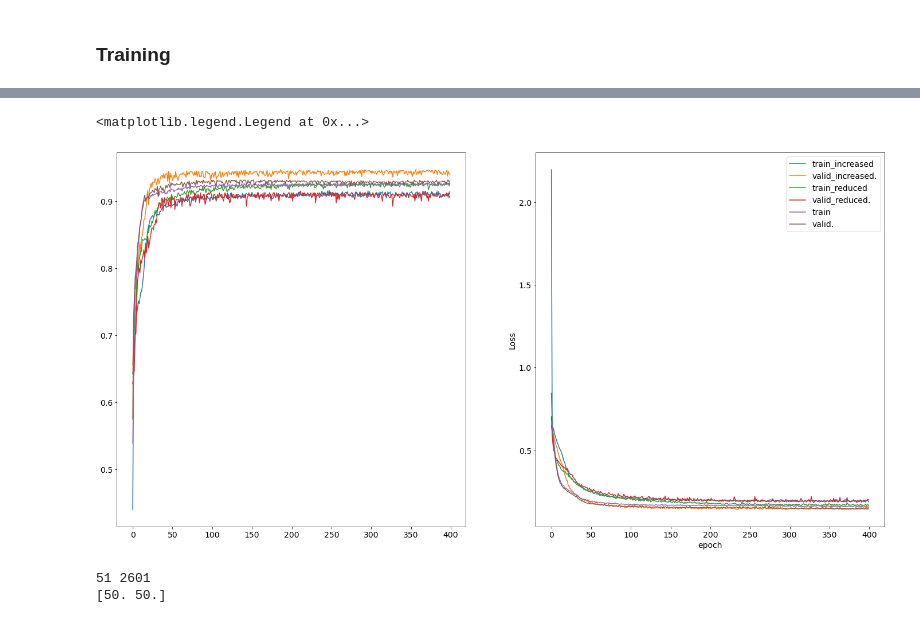
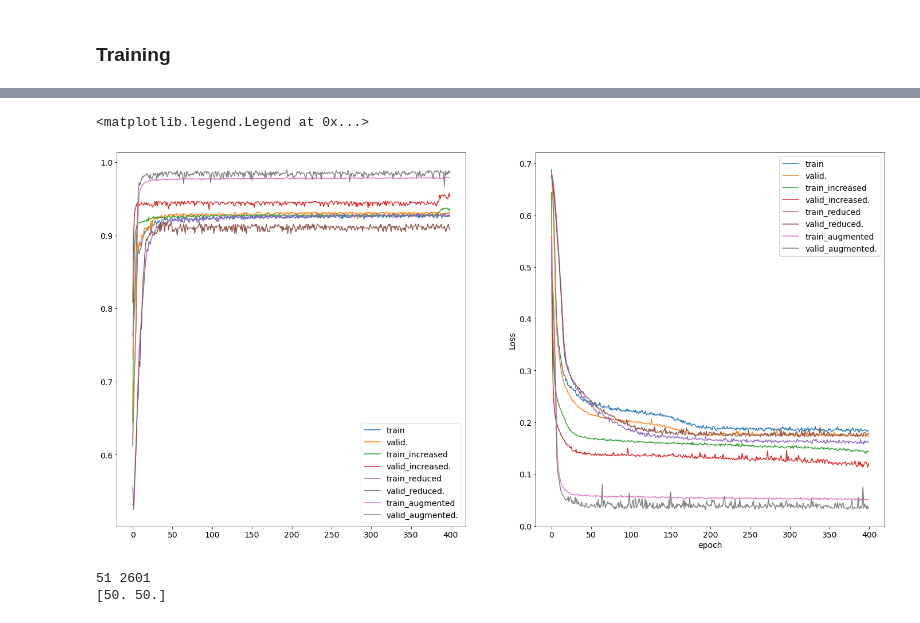
Before and after one commit to aidinattar/LoCP_MODB, a Jupyter notebook: Week2/exercises2.ipynb, the cells around one changed output, grey strips where cells are left out. Saved outputs shown, nothing was run; the diff lists cells and outputs as text; code cells hidden in the pictures.

```diff
--- a/Week2/exercises2.ipynb
+++ b/Week2/exercises2.ipynb
@@ -186,3 +92,7 @@ Train: 1600      Validation: 400
 print("Train:",len(x_train_inc),"\t Validation:",len(x_valid_inc))
 # %% [output]
 Train: 6400      Validation: 1600
+# %%
+(x_train_aug, y_train_aug) = (x_aug[:N_train_aug],y_aug[:N_train_aug])
+(x_valid_aug, y_valid_aug) = (x_aug[N_train_aug:],y_aug[N_train_aug:])
+print("Train:",len(x_train_aug),"\t Validation:",len(x_valid_aug))
@@ -282,3 +236,21 @@ Trainable params: 507
 Non-trainable params: 0
 _________________________________________________________________
 None
+# %%
+CASE = 1
+
+if CASE==1:
+    model_aug = Sequential()
+    model_aug.add(Dense(L_aug,input_shape=(L_aug,), activation='relu'))
+    model_aug.add(Dense(20, activation='relu'))
+    model_aug.add(Dense(20, activation='relu'))
+    model_aug.add(Dropout(0.2)) #more stochastic
+    model_aug.add(Dense(1, activation='sigmoid'))
+    nepoch=400
+if CASE==2:
+    model_aug = Sequential()
+    model_aug.add(Dense(L_aug,input_shape=(L_aug,), activation='sigmoid'))
+    model_aug.add(Dense(3, activation='sigmoid'))
+    model_aug.add(Dense(1, activation='sigmoid'))
+    nepoch=400
+print(model_aug.summary())
@@ -294,6 +292,11 @@ model_inc.compile(loss='binary_crossentropy',
                   #optimizer='RNSprop',
                   optimizer='adam',
                   metrics=['accuracy'])
+# %%
+model_aug.compile(loss='binary_crossentropy',
+                  #optimizer='RNSprop',
+                  optimizer='adam',
+                  metrics=['accuracy'])
 # %% [markdown]
 ### Training
 # %%
@@ -344,0 +371,5 @@ Epoch 400/400
+# %%
+fit_aug = model_aug.fit(x_train_aug, y_train_aug,
+                        epochs=nepoch, batch_size=50,
+                        validation_data=(x_valid_aug,y_valid_aug),
+                        verbose=2)
@@ -345,26 +394,31 @@ Epoch 400/400
 # %%
 fig,AX=plt.subplots(1,2,figsize=(24,12))
 ax=AX[0]
+ax.plot(fit.history['accuracy'],label="train")
+ax.plot(fit.history['val_accuracy'],label="valid.")
 ax.plot(fit_inc.history['accuracy'],label="train_increased")
 ax.plot(fit_inc.history['val_accuracy'],label="valid_increased.")
 ax.plot(fit_red.history['accuracy'],label="train_reduced")
 ax.plot(fit_red.history['val_accuracy'],label="valid_reduced.")
-ax.plot(fit.history['accuracy'],label="train")
-ax.plot(fit.history['val_accuracy'],label="valid.")
+ax.plot(fit_aug.history['accuracy'],label="train_augmented")
+ax.plot(fit_aug.history['val_accuracy'],label="valid_augmented.")
+ax.legend(loc='lower right')
 
 ax=AX[1]
+ax.plot(fit.history['loss'],label="train")
+ax.plot(fit.history['val_loss'],label="valid.")
 ax.plot(fit_inc.history['loss'],label="train_increased")
 ax.plot(fit_inc.history['val_loss'],label="valid_increased.")
 ax.plot(fit_red.history['loss'],label="train_reduced")
 ax.plot(fit_red.history['val_loss'],label="valid_reduced.")
-ax.plot(fit.history['loss'],label="train")
-ax.plot(fit.history['val_loss'],label="valid.")
+ax.plot(fit_aug.history['loss'],label="train_augmented")
+ax.plot(fit_aug.history['val_loss'],label="valid_augmented.")
 ax.set_xlabel('epoch')
 ax.set_ylabel("Loss")
 ax.legend()
 # %% [output]
 <matplotlib.legend.Legend at 0x...>
-[figure, old version]
+[figure, new version]
 # %%
 dX = 2
 X1 = np.arange(-50,50+dX, dX)
```
Also changed, not shown: parts of 24 cells of this notebook.
